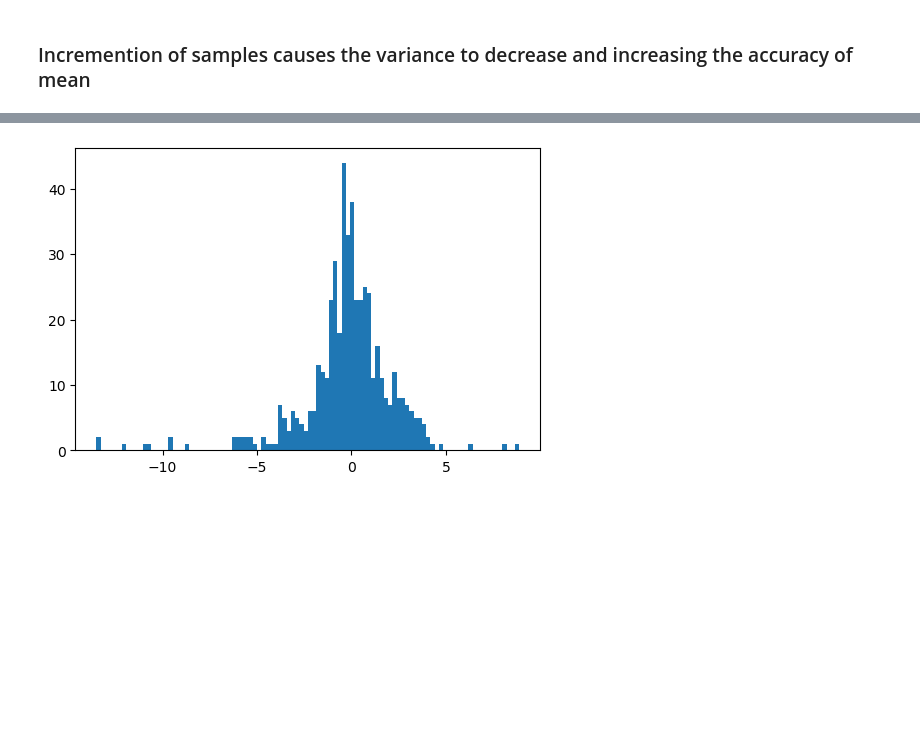
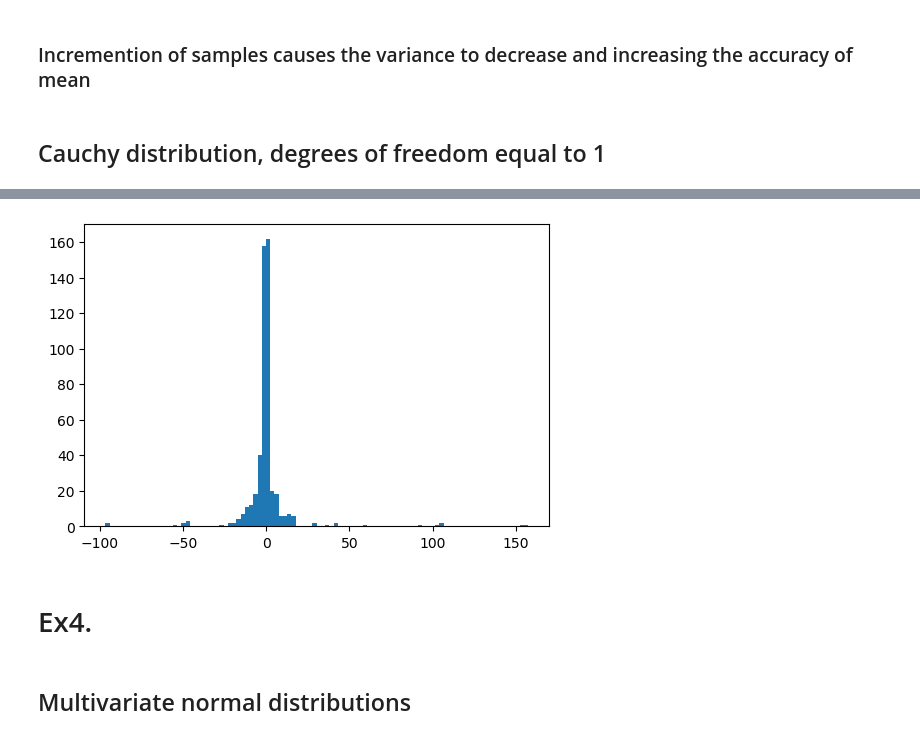
Before and after one commit to adrianmo14857/Data_Analytics, a Jupyter notebook: lab3/DA_lab3.ipynb, the cells around one changed output, grey strips where cells are left out. Drawn from its saved outputs; the diff is of its cells as text; code cells hidden in the pictures; blank space fills up the shorter version.

```diff
--- a/lab3/DA_lab3.ipynb
+++ b/lab3/DA_lab3.ipynb
@@ -463,8 +463,10 @@ WARNING:pystan:Rhat above 1.1 or below 0.9 indicates that the chains very likely
 [figure]
 # %% [markdown]
 ### Incremention of samples causes the variance to decrease and increasing the accuracy of mean
+# %% [markdown]
+## Cauchy distribution, degrees of freedom equal to 1
 # %%
-data=dict(nu=2,
+data=dict(nu=1,
           mu=0,
           sigma=1)
 studentt_sample=studentt_model.sampling(data=data,
@@ -477 +481,5 @@ studenttSamplingHist=plt.hist(params_studentt['y'], bins=100)
-[figure, old version]
+[figure, new version]
+# %% [markdown]
+# Ex4.
+# %% [markdown]
+## Multivariate normal distributions
```
Also changed, not shown: parts of 30 cells of this notebook, 28 other files.
